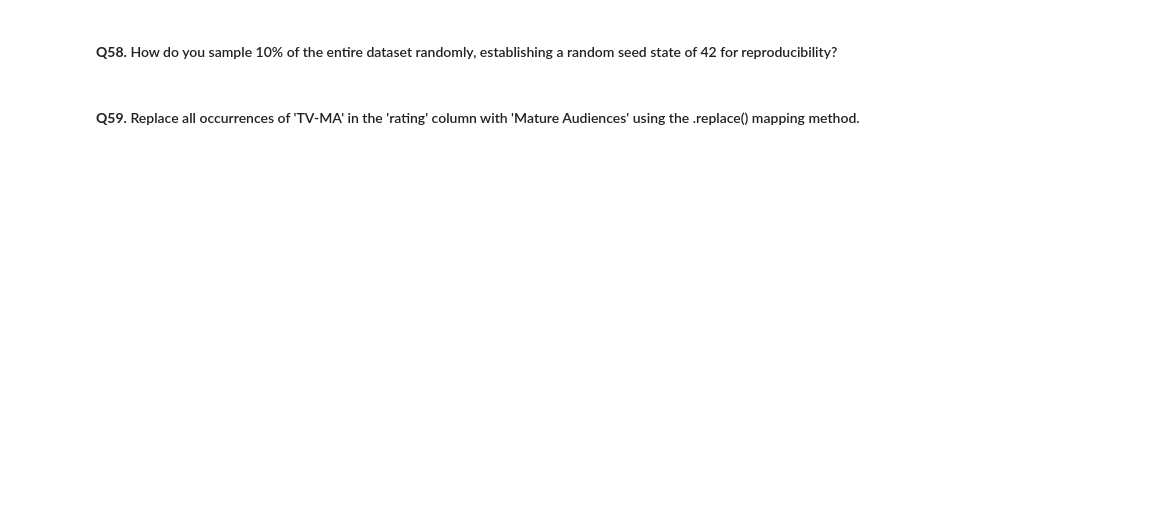
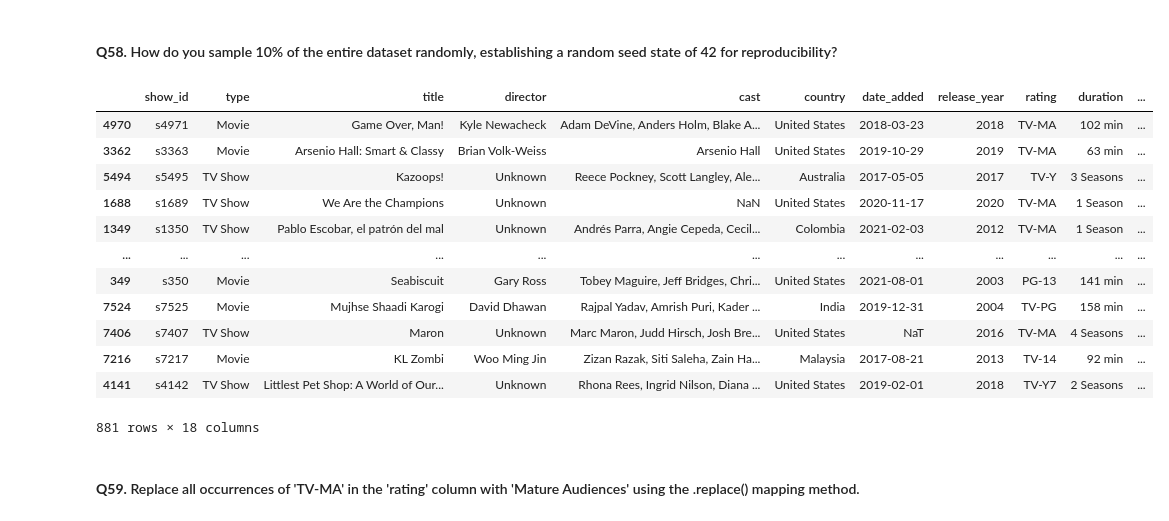
Before and after one commit to Harshit-kumar38/Netflix-pandas-problems, a Jupyter notebook: pandas_challenge_solutions.ipynb, the cells around one changed output. Saved outputs shown, nothing was run; the diff lists cells and outputs as text; code cells hidden in the pictures; blank space fills up the shorter version.

```diff
--- a/pandas_challenge_solutions.ipynb
+++ b/pandas_challenge_solutions.ipynb
@@ -823,2 +879,18 @@ np.float64(99.57718668407311)
+# %%
+df.sample(frac=0.10, random_state=42)
+# %% [output]
+|  | show_id | type | title | director | cast | country | date_added | release_year | rating | duration | ... |
+| 4970 | s4971 | Movie | Game Over, Man! | Kyle Newacheck | Adam DeVine, Anders Holm, Blake A... | United States | 2018-03-23 | 2018 | TV-MA | 102 min | ... |
+| 3362 | s3363 | Movie | Arsenio Hall: Smart & Classy | Brian Volk-Weiss | Arsenio Hall | United States | 2019-10-29 | 2019 | TV-MA | 63 min | ... |
+| 5494 | s5495 | TV Show | Kazoops! | Unknown | Reece Pockney, Scott Langley, Ale... | Australia | 2017-05-05 | 2017 | TV-Y | 3 Seasons | ... |
+| 1688 | s1689 | TV Show | We Are the Champions | Unknown | NaN | United States | 2020-11-17 | 2020 | TV-MA | 1 Season | ... |
+| 1349 | s1350 | TV Show | Pablo Escobar, el patrón del mal | Unknown | Andrés Parra, Angie Cepeda, Cecil... | Colombia | 2021-02-03 | 2012 | TV-MA | 1 Season | ... |
+| ... | ... | ... | ... | ... | ... | ... | ... | ... | ... | ... | ... |
+| 349 | s350 | Movie | Seabiscuit | Gary Ross | Tobey Maguire, Jeff Bridges, Chri... | United States | 2021-08-01 | 2003 | PG-13 | 141 min | ... |
+| 7524 | s7525 | Movie | Mujhse Shaadi Karogi | David Dhawan | Rajpal Yadav, Amrish Puri, Kader ... | India | 2019-12-31 | 2004 | TV-PG | 158 min | ... |
+| 7406 | s7407 | TV Show | Maron | Unknown | Marc Maron, Judd Hirsch, Josh Bre... | United States | NaT | 2016 | TV-MA | 4 Seasons | ... |
+| 7216 | s7217 | Movie | KL Zombi | Woo Ming Jin | Zizan Razak, Siti Saleha, Zain Ha... | Malaysia | 2017-08-21 | 2013 | TV-14 | 92 min | ... |
+| 4141 | s4142 | TV Show | Littlest Pet Shop: A World of Our... | Unknown | Rhona Rees, Ingrid Nilson, Diana ... | United States | 2019-02-01 | 2018 | TV-Y7 | 2 Seasons | ... |
+881 rows × 18 columns
 # %% [markdown]
 #### **Q59.** Replace all occurrences of 'TV-MA' in the 'rating' column with 'Mature Audiences' using the .replace() mapping method.
```
Also changed, not shown: parts of 21 cells of this notebook.
